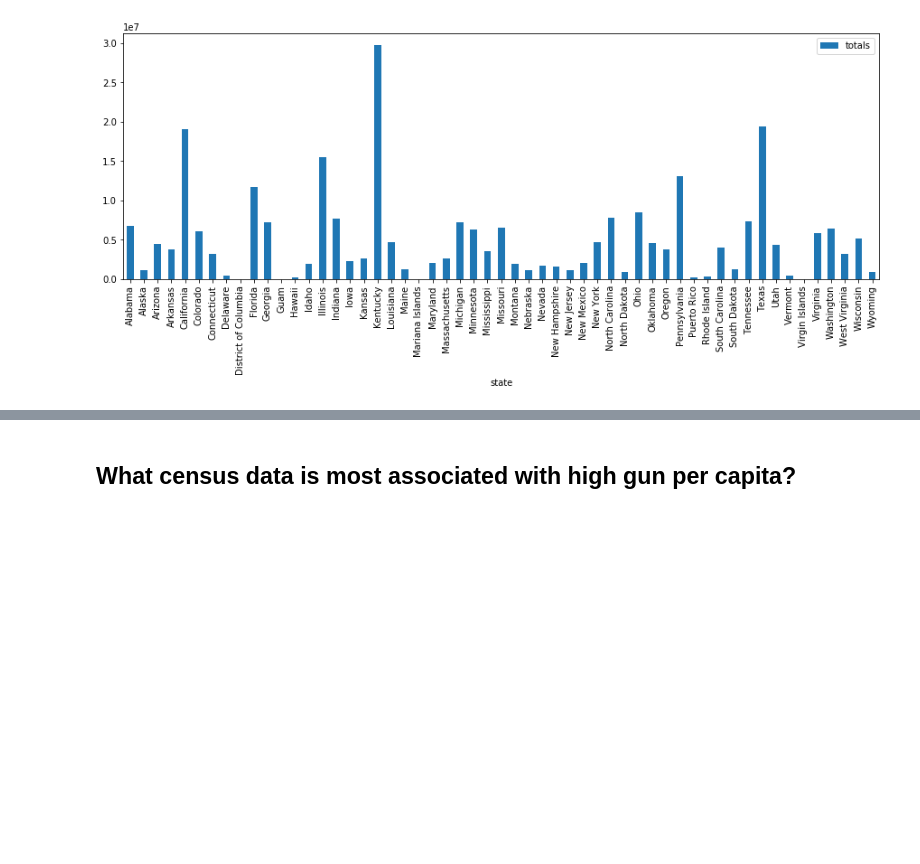
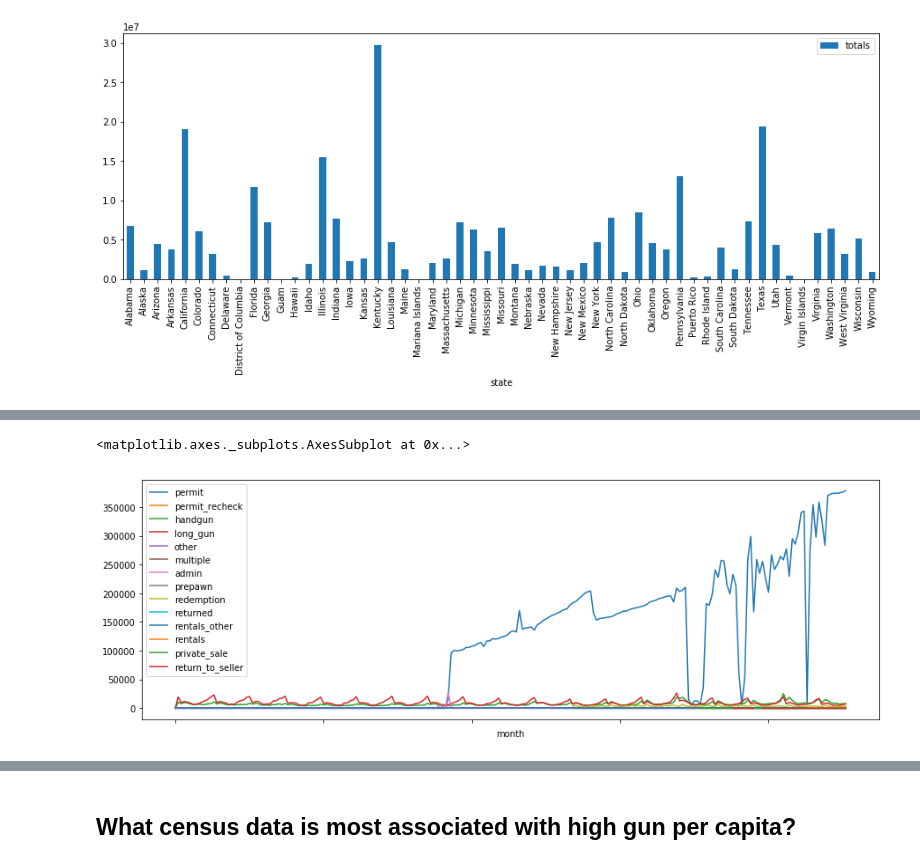
Before and after one commit to xchwan/FBI_Gun_Data_Analysis, a Jupyter notebook: Data_Analysis_Project_gun_data.ipynb, the cells around one changed output, grey strips where cells are left out. Saved outputs shown, nothing was run; the diff lists cells and outputs as text; code cells hidden in the pictures; blank space fills up the shorter version.

```diff
--- a/Data_Analysis_Project_gun_data.ipynb
+++ b/Data_Analysis_Project_gun_data.ipynb
@@ -28,3 +23,31 @@ gun_data.head(2)#check the data reading
 | 0 | 2017-09 | Alabama | 16717.0 | 0.0 | 5734.0 | 6320.0 | 221.0 | 317 | 0.0 | ... |
 | 1 | 2017-09 | Alaska | 209.0 | 2.0 | 2320.0 | 2930.0 | 219.0 | 160 | 0.0 | ... |
 2 rows × 27 columns
+# %%
+#summerize parts of data
+gun_data['rentals_other'] = 0#fill up broken column
+def sum_over_guns(gun_dataframe,column_index):
+    '''
+    Input:
+        gun_dataframe: a pd.Dataframe contains 'xx_handgun', 'xx_long_gun', and 'xx_other' columns.
+        column_index: the repeat common index "xx".
+    Behavior:
+        create new serie to by sum over 'xx_handgun', 'xx_long_gun', and 'xx_other' columns.
+    Output:
+        sum_over_guns: sum over data in 'xx_handgun', 'xx_long_gun', and 'xx_other'.
+    '''
+    handgun = column_index + '_handgun'
+    long_gun = column_index + '_long_gun'
+    other = column_index + '_other'
+    sum_over_guns = gun_dataframe[handgun] + gun_dataframe[long_gun] + gun_dataframe[other]
+    return sum_over_guns
+
+gun_data_summerize = gun_data
+gun_data_summerize['prepawn'] = sum_over_guns(gun_data_summerize,'prepawn')
+gun_data_summerize['redemption'] = sum_over_guns(gun_data_summerize,'redemption')
+gun_data_summerize['returned'] = sum_over_guns(gun_data_summerize,'returned')
+gun_data_summerize['rentals'] = sum_over_guns(gun_data_summerize,'rentals')
+gun_data_summerize['private_sale'] = sum_over_guns(gun_data_summerize,'private_sale')
+gun_data_summerize['return_to_seller'] = sum_over_guns(gun_data_summerize,'return_to_seller')
+
+gun_data_summerize.head(2)#check data columns
@@ -165,0 +147,13 @@ time_vs_total_gun_reshape.loc[:,top_5_total_gun_state].plot(kind='line',sort_col
+# %%
+#dorp unnecessary columns
+drop_columns = ['prepawn_handgun', 'prepawn_long_gun', 'prepawn_other', 'redemption_handgun',
+                'redemption_long_gun','redemption_other', 'returned_handgun', 'returned_long_gun',
+                'returned_other', 'rentals_handgun', 'rentals_long_gun','private_sale_handgun',
+                'private_sale_long_gun', 'private_sale_other','return_to_seller_handgun',
+                'return_to_seller_long_gun','return_to_seller_other','totals']
+gun_data_drop = gun_data_summerize.drop(drop_columns, axis=1)
+gun_data_drop_by_month = gun_data_drop.sort_values(by='month')
+gun_data_drop_by_month[gun_data.state == 'Kentucky'].plot(kind='line', x='month', figsize=(15,5))
+# %% [output]
+<matplotlib.axes._subplots.AxesSubplot at 0x...>
+[figure, added]
```
Also changed, not shown: parts of 32 cells of this notebook.
